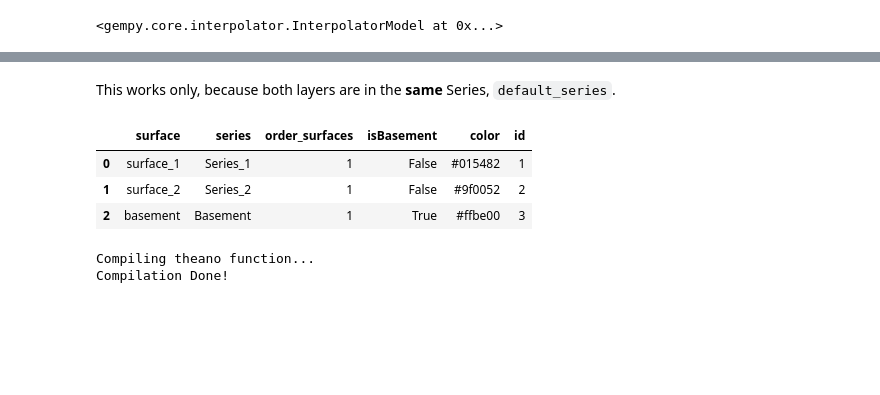
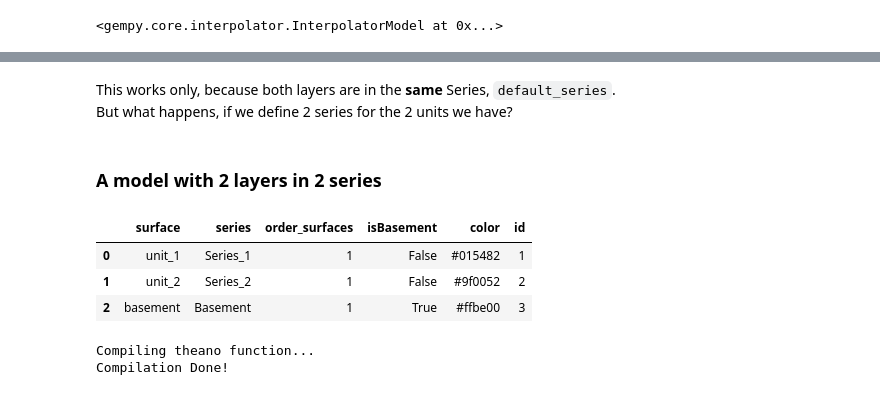
Before and after one commit to Japhiolite/gempy-tests, a Jupyter notebook: notebooks/Test_models.ipynb, the cells around one changed output, grey strips where cells are left out. Drawn from its saved outputs; the diff is of its cells as text; code cells hidden in the pictures; blank space fills up the shorter version.

```diff
--- a/notebooks/Tests.ipynb
+++ b/notebooks/Test_models.ipynb
@@ -76,13 +108,16 @@ gp.plot.plot_section(geo_model, cell_number=2, direction='y', show_data=True)
 # %% [markdown]
 This works only, because both layers are in the **same** Series, `default_series`.
+But what happens, if we define 2 series for the 2 units we have?
+# %% [markdown]
+### A model with 2 layers in 2 series
 # %%
 gp.map_series_to_surfaces(geo_model,
-                         {"Series_1": 'surface_1',
-                         "Series_2": 'surface_2'})
+                         {"Series_1": 'unit_1',
+                         "Series_2": 'unit_2'})
 # %% [output]
 |  | surface | series | order_surfaces | isBasement | color | id |
-| 0 | surface_1 | Series_1 | 1 | False | #015482 | 1 |
-| 1 | surface_2 | Series_2 | 1 | False | #9f0052 | 2 |
+| 0 | unit_1 | Series_1 | 1 | False | #015482 | 1 |
+| 1 | unit_2 | Series_2 | 1 | False | #9f0052 | 2 |
 | 2 | basement | Basement | 1 | True | #ffbe00 | 3 |
 # %%
 # Create the theano model
```
Also changed, not shown: parts of 49 cells of this notebook, 12 other files.
